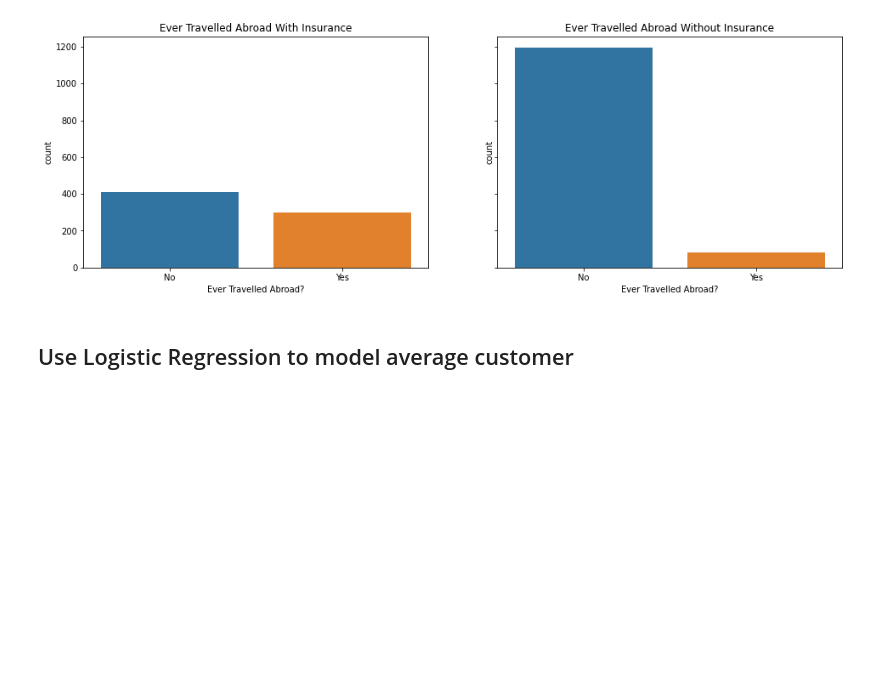
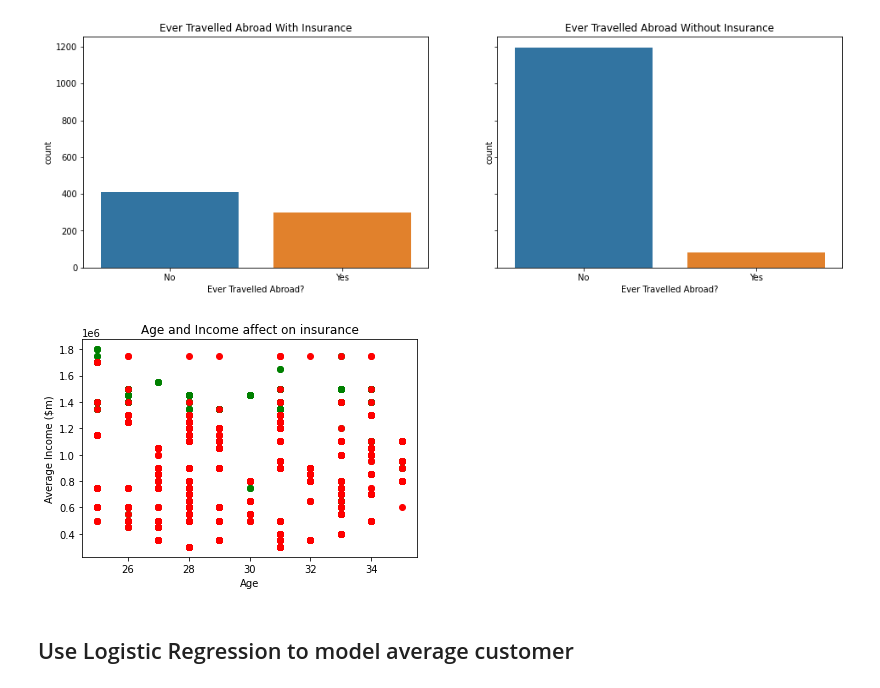
Before and after one commit to SL477/Travel_Insurance_habits, a Jupyter notebook: notebook.ipynb, the cells around one changed output. Cells and saved outputs as stored; diff of their text form; code cells hidden in the pictures; blank space fills up the shorter version.

```diff
--- a/notebook.ipynb
+++ b/notebook.ipynb
@@ -166,6 +166,17 @@ ax[1].set_xticklabels(['No', 'Yes'])
 plt.show()
 # %% [output]
 [figure]
+# %%
+# age and income
+plt.scatter('Age', "AnnualIncome", data=df[df.TravelInsurance == 1], label="Y", color="g")
+plt.scatter('Age', "AnnualIncome", data=df[df.TravelInsurance == 0], label="N", color="r")
+#plt.legend()
+plt.title("Age and Income affect on insurance")
+plt.xlabel("Age")
+plt.ylabel("Average Income ($m)")
+plt.show()
+# %% [output]
+[figure, added]
 # %% [markdown]
 ## Use Logistic Regression to model average customer
 # %%
```
Also changed, not shown: parts of 1 cell of this notebook, 4 other files.
